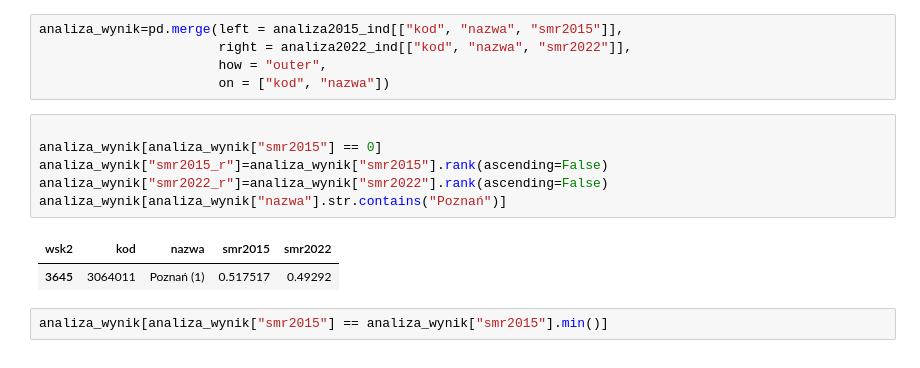
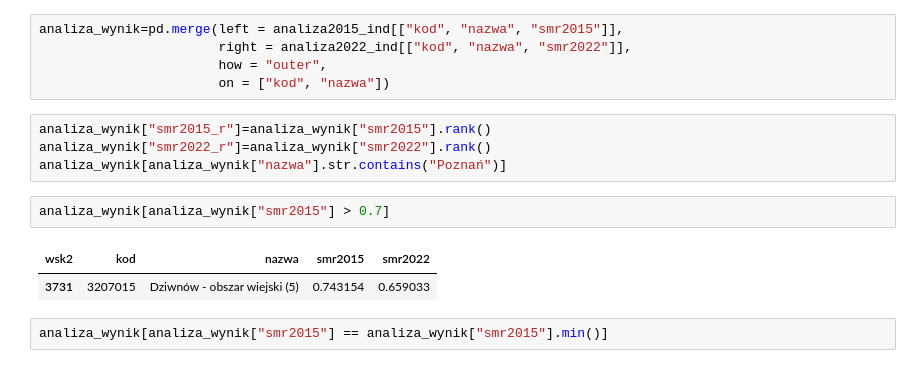
Before and after one commit to DepartmentOfStatisticsPUE/air-2024, a Jupyter notebook: case-study/air_case_study_2.ipynb, the cells around one changed output. Cells and saved outputs as stored; diff of their text form.

```diff
--- a/case-study/air_case_study_2.ipynb
+++ b/case-study/air_case_study_2.ipynb
@@ -162,14 +162,14 @@ analiza_wynik=pd.merge(left = analiza2015_ind[["kod", "nazwa", "smr2015"]],
                        how = "outer",
                        on = ["kod", "nazwa"])
 # %%
-
-analiza_wynik[analiza_wynik["smr2015"] == 0]
-analiza_wynik["smr2015_r"]=analiza_wynik["smr2015"].rank(ascending=False)
-analiza_wynik["smr2022_r"]=analiza_wynik["smr2022"].rank(ascending=False)
+analiza_wynik["smr2015_r"]=analiza_wynik["smr2015"].rank()
+analiza_wynik["smr2022_r"]=analiza_wynik["smr2022"].rank()
 analiza_wynik[analiza_wynik["nazwa"].str.contains("Poznań")]
-# %% [output]
-| wsk2 | kod | nazwa | smr2015 | smr2022 |
-| 3645 | 3064011 | Poznań (1) | 0.517517 | 0.49292 |
+# %%
+analiza_wynik[analiza_wynik["smr2015"] > 0.7]
+# %% [output]
+| wsk2 | kod | nazwa | smr2015 | smr2022 |
+| 3731 | 3207015 | Dziwnów - obszar wiejski (5) | 0.743154 | 0.659033 |
 # %%
 analiza_wynik[analiza_wynik["smr2015"] == analiza_wynik["smr2015"].min()]
 # %% [output]
```
Also changed, not shown: parts of 1 cell of this notebook.
